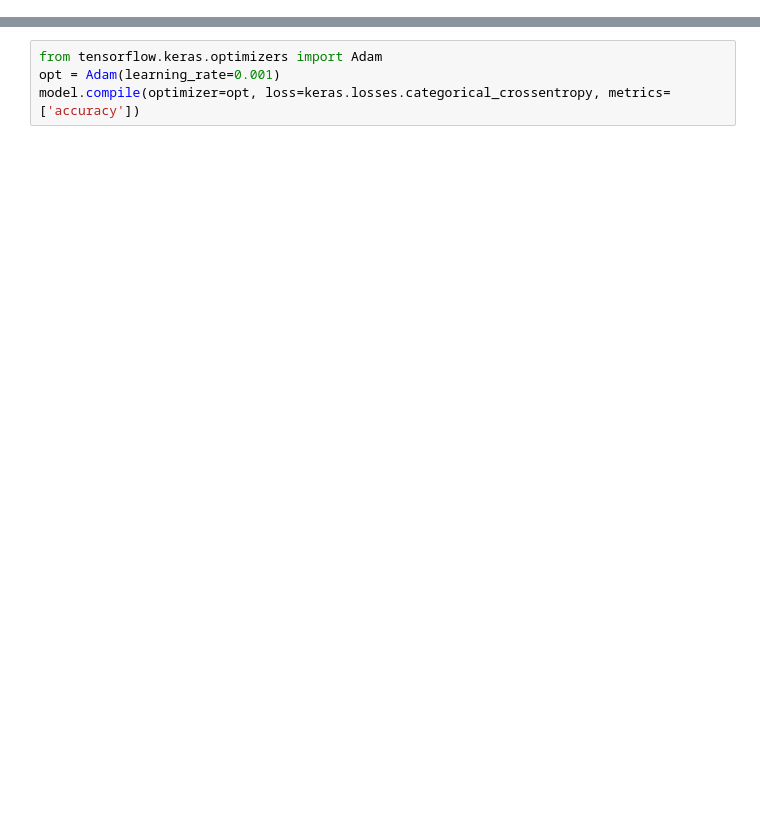
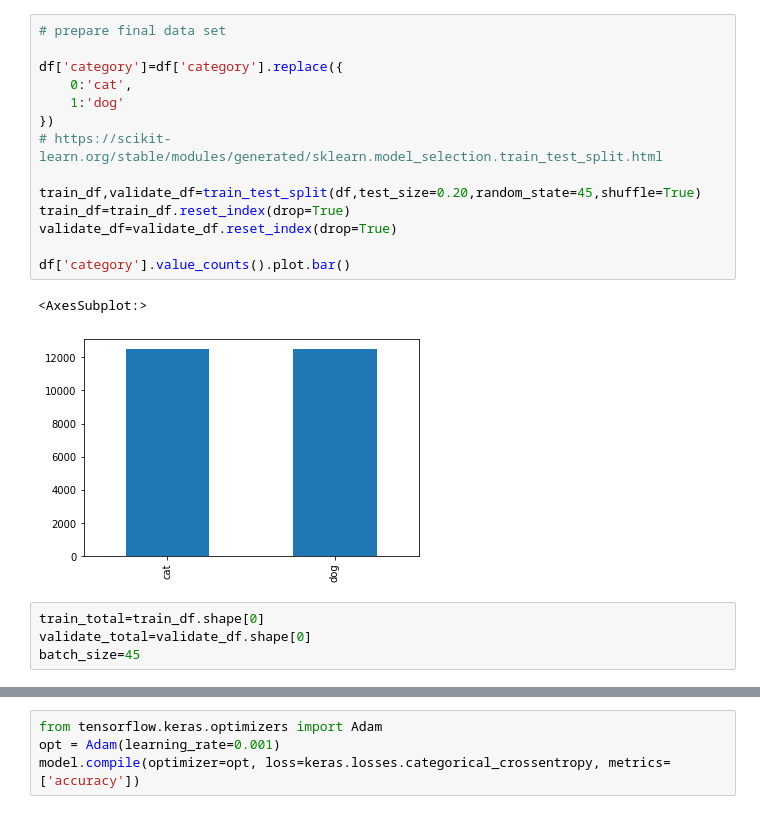
Before and after one commit to keder-code-hash/DeepLearning, a Jupyter notebook: CNN/Cat_Dog Recog_VGG/cat_vs_dog_recog.ipynb, the cells around one changed output, grey strips where cells are left out. Saved outputs shown, nothing was run; the diff lists cells and outputs as text; blank space fills up the shorter version.

```diff
--- a/CNN/Cat_Dog Recog_VGG/cat_vs_dog_recog.ipynb
+++ b/CNN/Cat_Dog Recog_VGG/cat_vs_dog_recog.ipynb
@@ -108,0 +38,21 @@ Found 12500 images belonging to 1 classes.
+# %%
+# prepare final data set
+
+df['category']=df['category'].replace({
+    0:'cat',
+    1:'dog'
+})
+# https://scikit-learn.org/stable/modules/generated/sklearn.model_selection.train_test_split.html
+
+train_df,validate_df=train_test_split(df,test_size=0.20,random_state=45,shuffle=True)
+train_df=train_df.reset_index(drop=True)
+validate_df=validate_df.reset_index(drop=True)
+
+df['category'].value_counts().plot.bar()
+# %% [output]
+<AxesSubplot:>
+[figure, added]
+# %%
+train_total=train_df.shape[0]
+validate_total=validate_df.shape[0]
+batch_size=45
```
Also changed, not shown: parts of 14 cells of this notebook, 6 other files.
